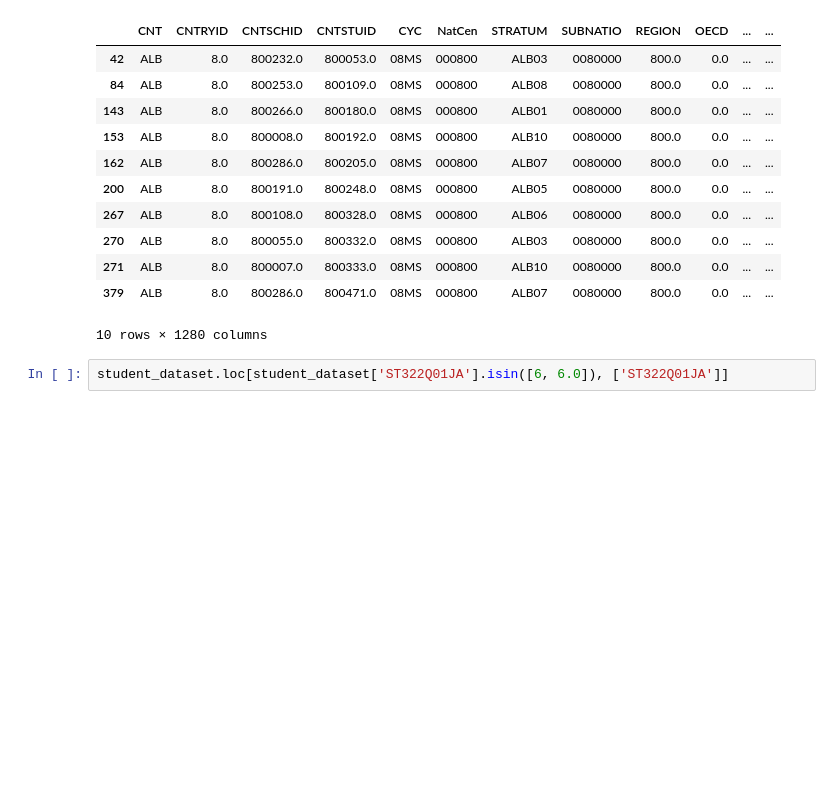
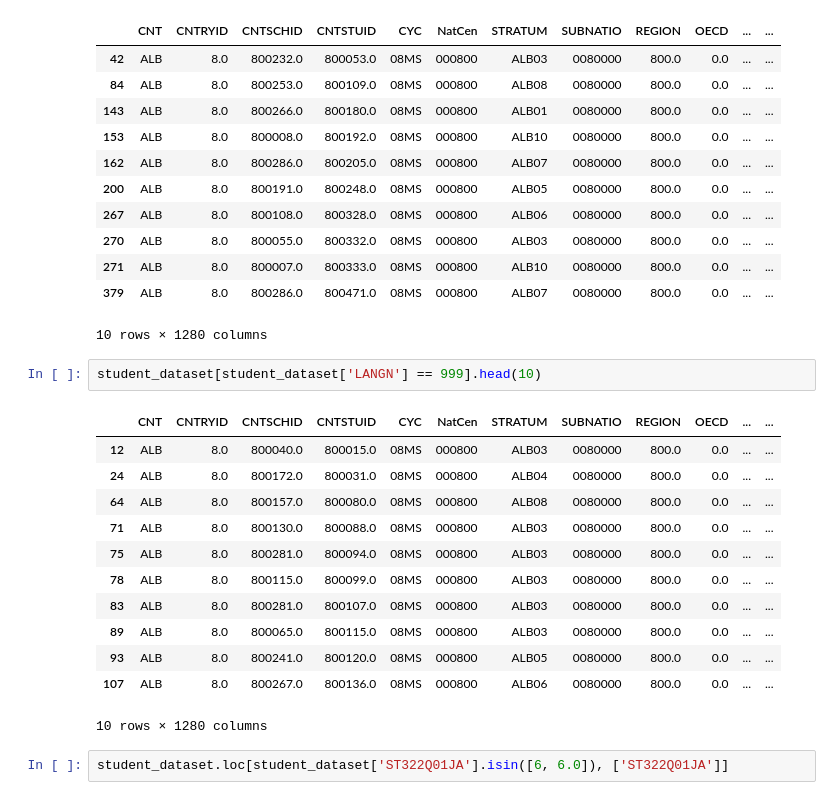
Before and after one commit to mdreeling-mids/mids-capstone, a Jupyter notebook: notebooks/eda/with-wle-latent/1. SPSS-Load-and-Edit.ipynb, the cells around one changed output. Drawn from its saved outputs; the diff is of its cells as text; blank space fills up the shorter version.

```diff
--- a/notebooks/eda/with-wle-latent/1. SPSS-Load-and-Edit.ipynb
+++ b/notebooks/eda/with-wle-latent/1. SPSS-Load-and-Edit.ipynb
@@ -145,6 +150,21 @@ student_dataset[student_dataset['ST256Q02JA'] == 5.0].head(10)
 | 271 | ALB | 8.0 | 800007.0 | 800333.0 | 08MS | 000800 | ALB10 | 0080000 | 800.0 | 0.0 | ... | ... |
 | 379 | ALB | 8.0 | 800286.0 | 800471.0 | 08MS | 000800 | ALB07 | 0080000 | 800.0 | 0.0 | ... | ... |
 10 rows × 1280 columns
+# %%
+student_dataset[student_dataset['LANGN'] == 999].head(10)
+# %% [output]
+|  | CNT | CNTRYID | CNTSCHID | CNTSTUID | CYC | NatCen | STRATUM | SUBNATIO | REGION | OECD | ... | ... |
+| 12 | ALB | 8.0 | 800040.0 | 800015.0 | 08MS | 000800 | ALB03 | 0080000 | 800.0 | 0.0 | ... | ... |
+| 24 | ALB | 8.0 | 800172.0 | 800031.0 | 08MS | 000800 | ALB04 | 0080000 | 800.0 | 0.0 | ... | ... |
+| 64 | ALB | 8.0 | 800157.0 | 800080.0 | 08MS | 000800 | ALB08 | 0080000 | 800.0 | 0.0 | ... | ... |
+| 71 | ALB | 8.0 | 800130.0 | 800088.0 | 08MS | 000800 | ALB03 | 0080000 | 800.0 | 0.0 | ... | ... |
+| 75 | ALB | 8.0 | 800281.0 | 800094.0 | 08MS | 000800 | ALB03 | 0080000 | 800.0 | 0.0 | ... | ... |
+| 78 | ALB | 8.0 | 800115.0 | 800099.0 | 08MS | 000800 | ALB03 | 0080000 | 800.0 | 0.0 | ... | ... |
+| 83 | ALB | 8.0 | 800281.0 | 800107.0 | 08MS | 000800 | ALB03 | 0080000 | 800.0 | 0.0 | ... | ... |
+| 89 | ALB | 8.0 | 800065.0 | 800115.0 | 08MS | 000800 | ALB03 | 0080000 | 800.0 | 0.0 | ... | ... |
+| 93 | ALB | 8.0 | 800241.0 | 800120.0 | 08MS | 000800 | ALB05 | 0080000 | 800.0 | 0.0 | ... | ... |
+| 107 | ALB | 8.0 | 800267.0 | 800136.0 | 08MS | 000800 | ALB06 | 0080000 | 800.0 | 0.0 | ... | ... |
+10 rows × 1280 columns
 # %%
 student_dataset.loc[student_dataset['ST322Q01JA'].isin([6, 6.0]), ['ST322Q01JA']]
 # %% [output]
```
Also changed, not shown: parts of 13 cells of this notebook, 3 other files.
